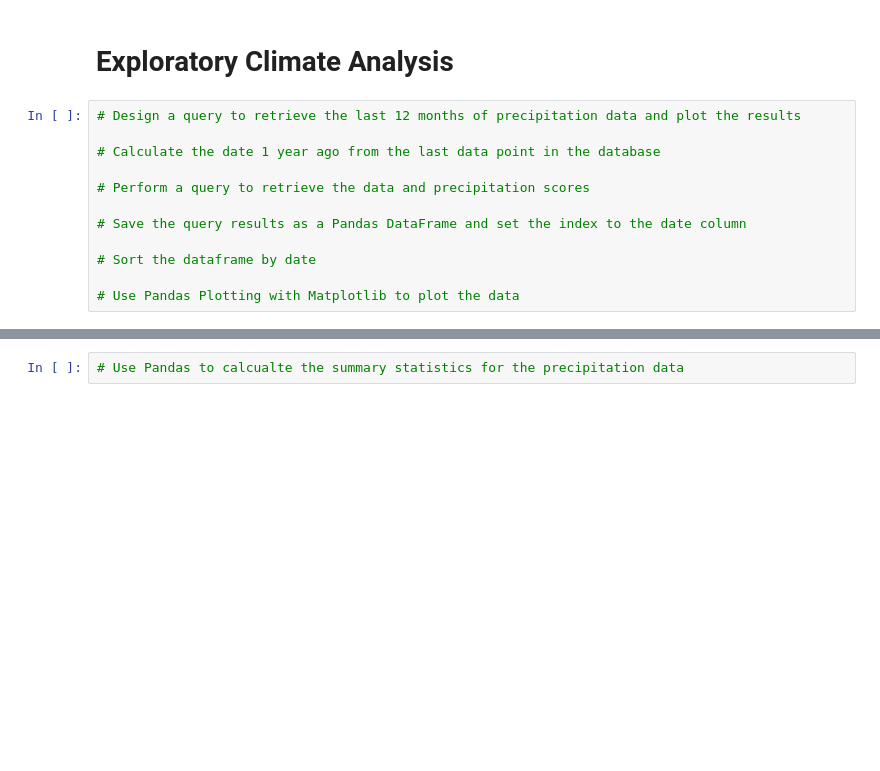
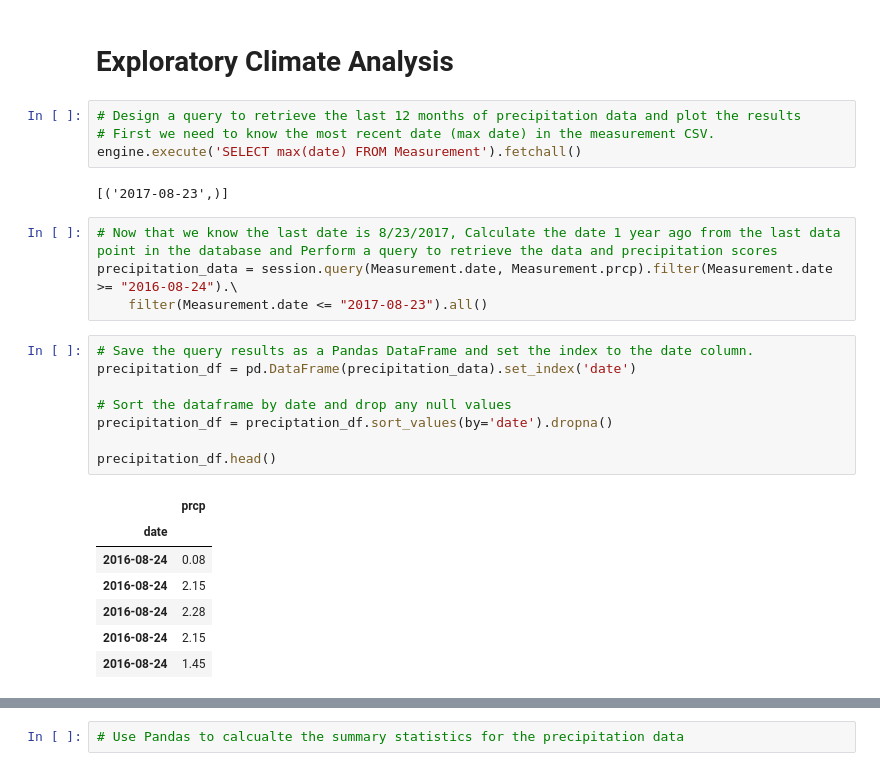
Before and after one commit to KGore12/sqlalchemy-challenge, a Jupyter notebook: climate_starter.ipynb, the cells around one changed output, grey strips where cells are left out. Cells and saved outputs as stored; diff of their text form; blank space fills up the shorter version.

```diff
--- a/climate_starter.ipynb
+++ b/climate_starter.ipynb
@@ -82,15 +100,29 @@ engine.execute('SELECT * FROM station LIMIT 10').fetchall()
  (9, 'USC00516128', 'MANOA LYON ARBO 785.2, HI US', 21.3331, -157.8025, 152.4)]
 # %% [markdown]
 # Exploratory Climate Analysis
+# %%
+# Design a query to retrieve the last 12 months of precipitation data and plot the results
+# First we need to know the most recent date (max date) in the measurement CSV.
+engine.execute('SELECT max(date) FROM Measurement').fetchall()
+# %% [output]
+[('2017-08-23',)]
 # %%
-# Design a query to retrieve the last 12 months of precipitation data and plot the results
-
-# Calculate the date 1 year ago from the last data point in the database
-
-# Perform a query to retrieve the data and precipitation scores
-
-# Save the query results as a Pandas DataFrame and set the index to the date column
-
-# Sort the dataframe by date
-
-# Use Pandas Plotting with Matplotlib to plot the data
+# Now that we know the last date is 8/23/2017, Calculate the date 1 year ago from the last data point in the database and Perform a query to retrieve the data and precipitation scores
+precipitation_data = session.query(Measurement.date, Measurement.prcp).filter(Measurement.date >= "2016-08-24").\
+    filter(Measurement.date <= "2017-08-23").all()
+# %%
+# Save the query results as a Pandas DataFrame and set the index to the date column.
+precipitation_df = pd.DataFrame(precipitation_data).set_index('date')
+
+# Sort the dataframe by date and drop any null values
+precipitation_df = preciptation_df.sort_values(by='date').dropna()
+
+precipitation_df.head()
+# %% [output]
+|  | prcp |
+| date |  |
+| 2016-08-24 | 0.08 |
+| 2016-08-24 | 2.15 |
+| 2016-08-24 | 2.28 |
+| 2016-08-24 | 2.15 |
+| 2016-08-24 | 1.45 |
```
Also changed, not shown: parts of 3 cells of this notebook.
